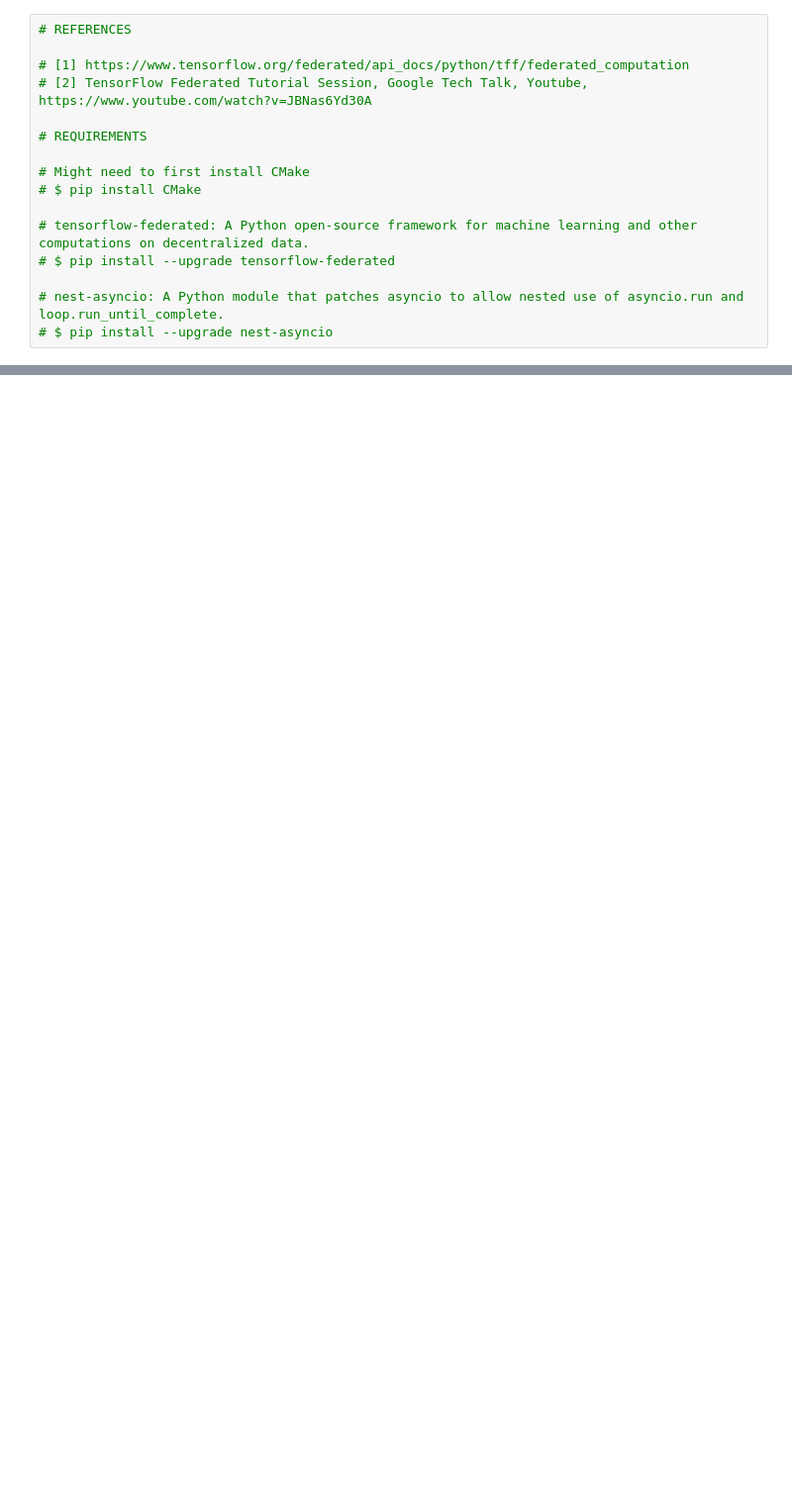
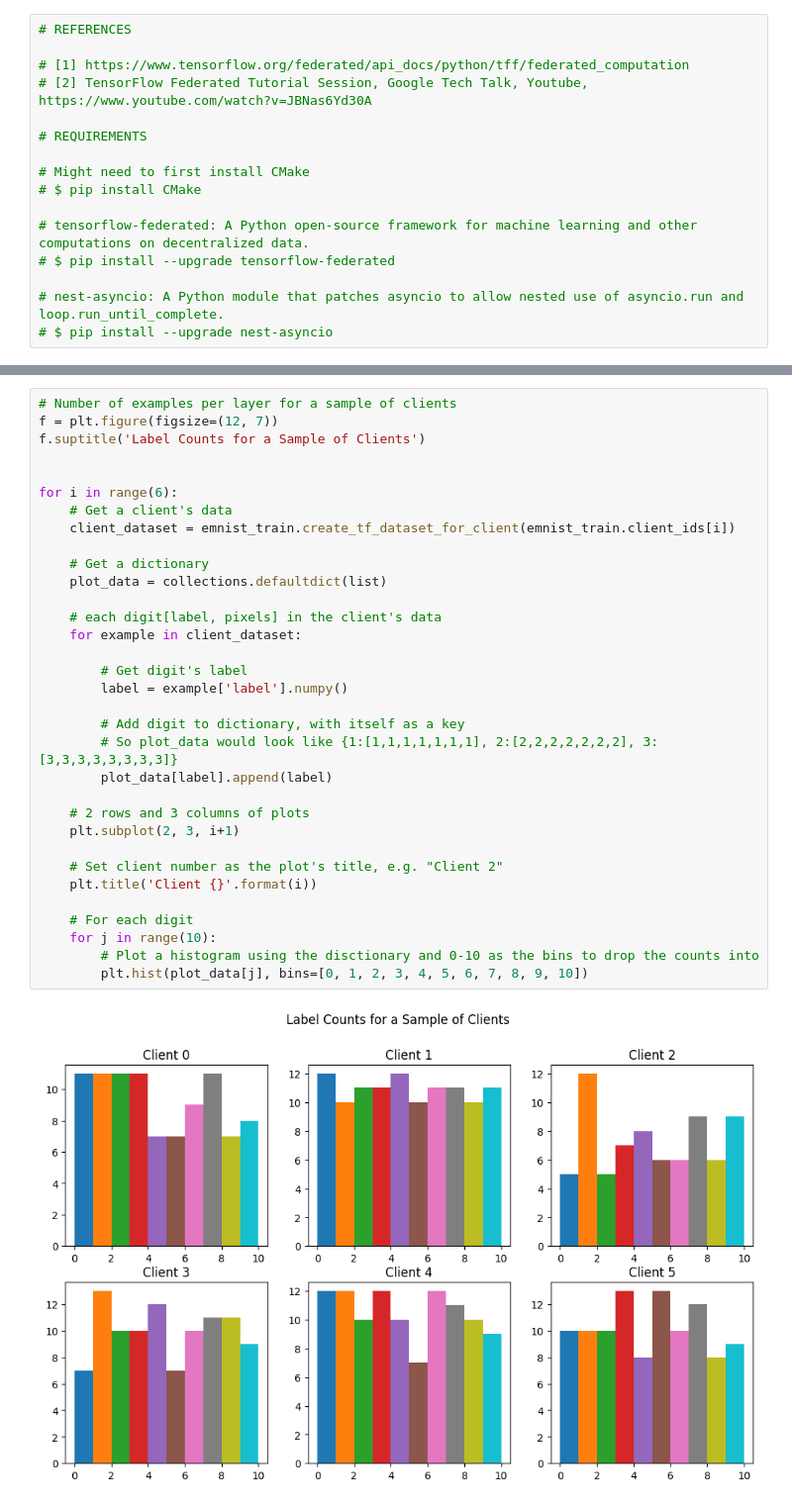
Before and after one commit to drakstik/FederatedLearninGang, a Jupyter notebook: FL_Demo.ipynb, the cells around one changed output, grey strips where cells are left out. Shown at 99% size. Cells and saved outputs as stored; diff of their text form; blank space fills up the shorter version.

```diff
--- a/FL_Demo.ipynb
+++ b/FL_Demo.ipynb
@@ -63,0 +146,35 @@ _ = plt.show()
+# %%
+# Number of examples per layer for a sample of clients
+f = plt.figure(figsize=(12, 7))
+f.suptitle('Label Counts for a Sample of Clients')
+
+
+for i in range(6):
+    # Get a client's data
+    client_dataset = emnist_train.create_tf_dataset_for_client(emnist_train.client_ids[i])
+
+    # Get a dictionary
+    plot_data = collections.defaultdict(list)
+
+    # each digit[label, pixels] in the client's data
+    for example in client_dataset:
+
+        # Get digit's label
+        label = example['label'].numpy()
+
+        # Add digit to dictionary, with itself as a key
+        # So plot_data would look like {1:[1,1,1,1,1,1,1], 2:[2,2,2,2,2,2,2], 3:[3,3,3,3,3,3,3,3]}
+        plot_data[label].append(label)
+
+    # 2 rows and 3 columns of plots
+    plt.subplot(2, 3, i+1)
+
+    # Set client number as the plot's title, e.g. "Client 2"
+    plt.title('Client {}'.format(i))
+
+    # For each digit
+    for j in range(10):
+        # Plot a histogram using the disctionary and 0-10 as the bins to drop the counts into
+        plt.hist(plot_data[j], bins=[0, 1, 2, 3, 4, 5, 6, 7, 8, 9, 10])
+# %% [output]
+[figure, added]
```
Also changed, not shown: parts of 21 cells of this notebook.
